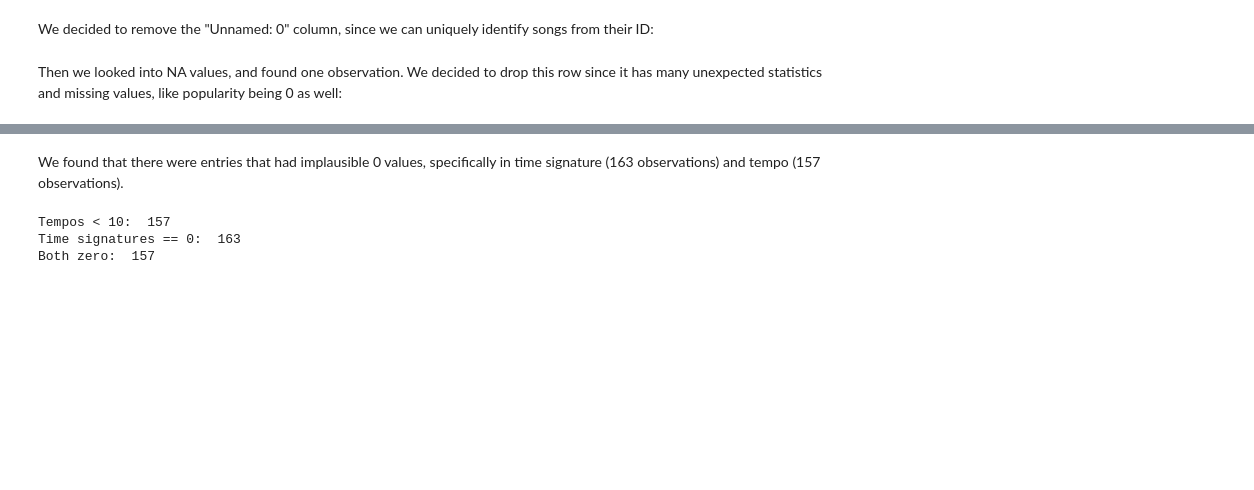
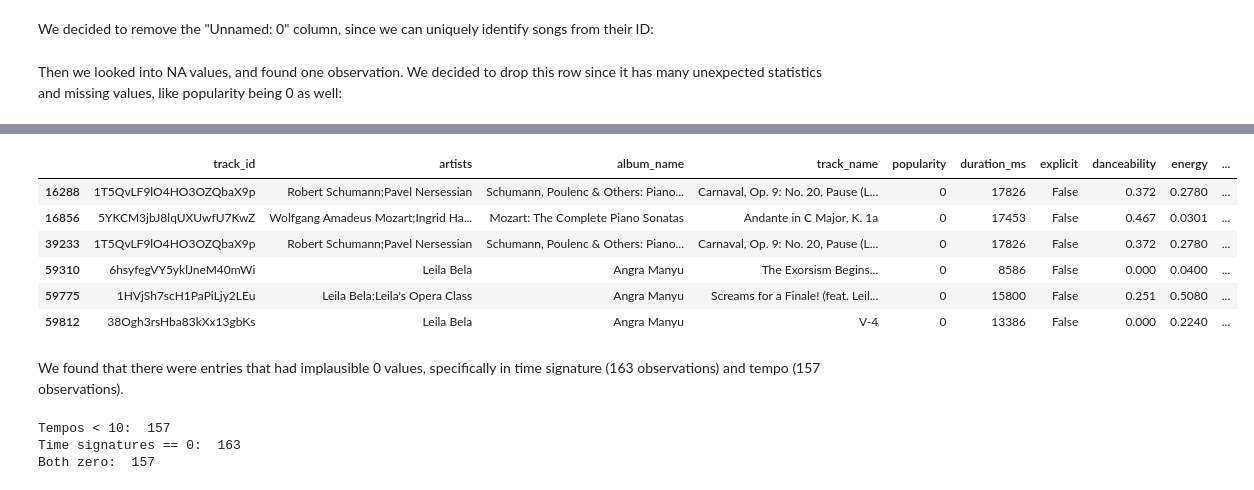
Before and after one commit to ketexon/csm148-spotiflies, a Jupyter notebook: week2_checkin.ipynb, the cells around one changed output, grey strips where cells are left out. Drawn from its saved outputs; the diff is of its cells as text; code cells hidden in the pictures; blank space fills up the shorter version.

```diff
--- a/week2_checkin.ipynb
+++ b/week2_checkin.ipynb
@@ -58,3 +117,13 @@ spotify_clean = spotify_clean.dropna()
+# %%
+short_songs.query("duration_ms < 20000")
+# %% [output]
+|  | track_id | artists | album_name | track_name | popularity | duration_ms | explicit | danceability | energy | ... |
+| 16288 | 1T5QvLF9lO4HO3OZQbaX9p | Robert Schumann;Pavel Nersessian | Schumann, Poulenc & Others: Piano... | Carnaval, Op. 9: No. 20, Pause (L... | 0 | 17826 | False | 0.372 | 0.2780 | ... |
+| 16856 | 5YKCM3jbJ8lqUXUwfU7KwZ | Wolfgang Amadeus Mozart;Ingrid Ha... | Mozart: The Complete Piano Sonatas | Andante in C Major, K. 1a | 0 | 17453 | False | 0.467 | 0.0301 | ... |
+| 39233 | 1T5QvLF9lO4HO3OZQbaX9p | Robert Schumann;Pavel Nersessian | Schumann, Poulenc & Others: Piano... | Carnaval, Op. 9: No. 20, Pause (L... | 0 | 17826 | False | 0.372 | 0.2780 | ... |
+| 59310 | 6hsyfegVY5yklJneM40mWi | Leila Bela | Angra Manyu | The Exorsism Begins... | 0 | 8586 | False | 0.000 | 0.0400 | ... |
+| 59775 | 1HVjSh7scH1PaPiLjy2LEu | Leila Bela;Leila's Opera Class | Angra Manyu | Screams for a Finale! (feat. Leil... | 0 | 15800 | False | 0.251 | 0.5080 | ... |
+| 59812 | 38Ogh3rsHba83kXx13gbKs | Leila Bela | Angra Manyu | V-4 | 0 | 13386 | False | 0.000 | 0.2240 | ... |
 # %% [markdown]
 We found that there were entries that had implausible 0 values, specifically in time signature (163 observations) and tempo (157 observations).
 # %%
```
Also changed, not shown: parts of 8 cells of this notebook, 1 other file.
